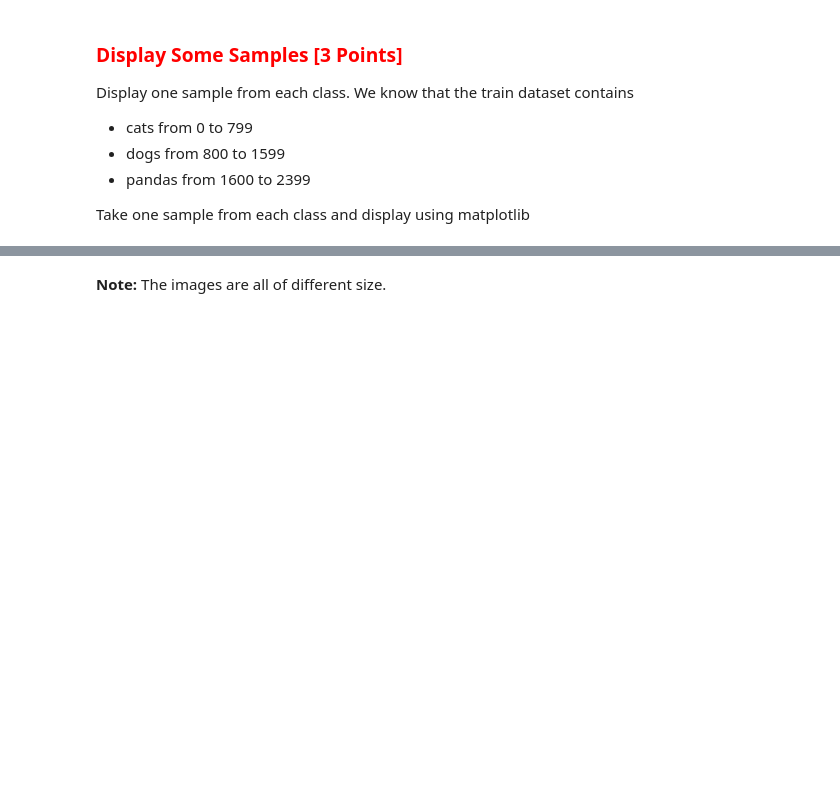
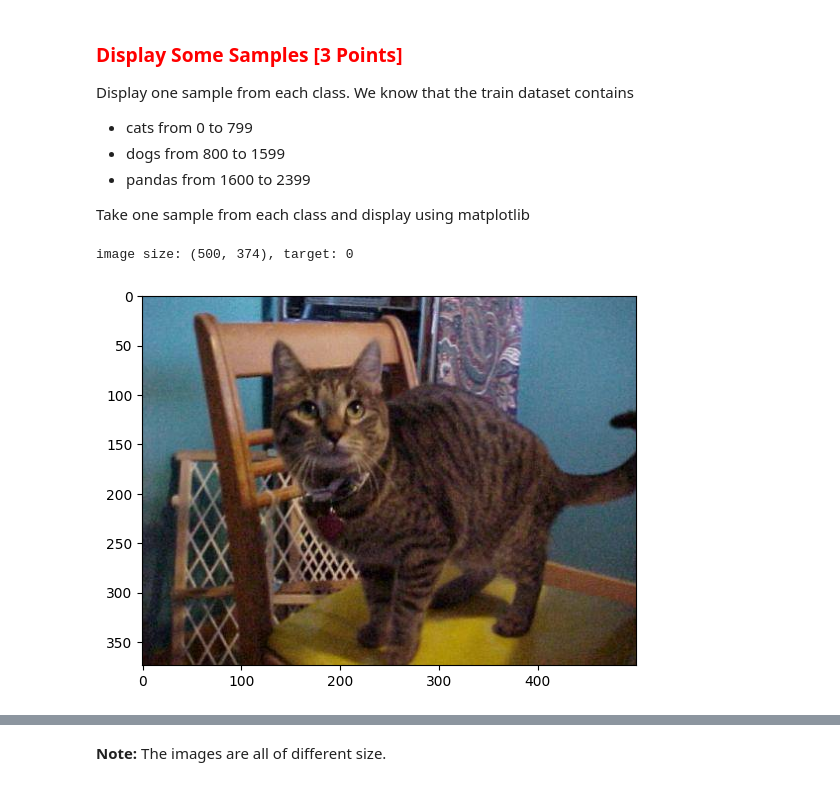
Before and after one commit to ramabyg/opencv_dl_pytorch, a Jupyter notebook: week5/Data_and_Pipeline_Check.ipynb, the cells around one changed output, grey strips where cells are left out. Cells and saved outputs as stored; diff of their text form; code cells hidden in the pictures; blank space fills up the shorter version.

```diff
--- a/week5/Data_and_Pipeline_Check.ipynb
+++ b/week5/Data_and_Pipeline_Check.ipynb
@@ -71,8 +79,8 @@ from torchvision import datasets
 # %% [markdown]
 ### <font style="color:green">Create a Dataset Object </font>
 # %%
-train_data = datasets.ImageFolder("./cat-dog-panda/training")
-validation_data = datasets.ImageFolder("./cat-dog-panda/validation")
+train_data = datasets.ImageFolder("../data/animal-data/cat-dog-panda/training")
+validation_data = datasets.ImageFolder("../data/animal-data/cat-dog-panda/validation")
 # %% [markdown]
 ### <font style="color:green">List the Classes</font>
 
@@ -98,3 +117,15 @@ Display one sample from each class. We know that the train dataset contains
 - pandas from 1600 to 2399
 
 Take one sample from each class and display using matplotlib
+# %%
+# Enter Code Here
+# get cat image and its label
+img, target = train_data[0]
+
+print('image size: {}, target: {}'.format(img.size, target))
+
+plt.imshow(img)
+plt.show()
+# %% [output]
+image size: (500, 374), target: 0
+[figure, added]
```
Also changed, not shown: parts of 15 cells of this notebook, 1 other file.
